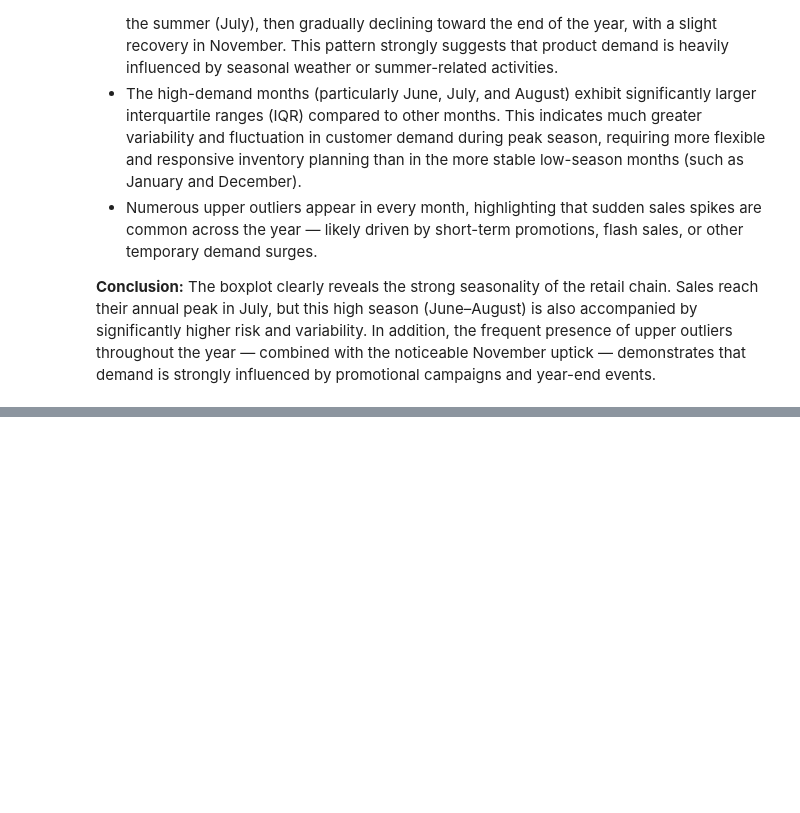
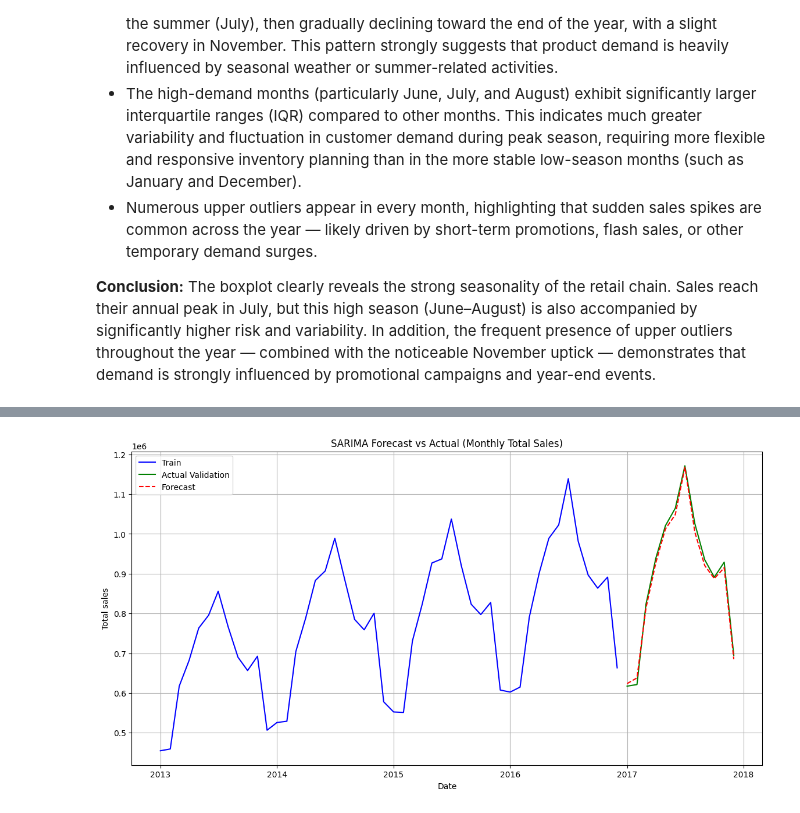
Before and after one commit to trhkimngan22/Inventory-Optimization-for-Retail-Chain, a Jupyter notebook: src/notebook.ipynb, the cells around one changed output, grey strips where cells are left out. Drawn from its saved outputs; the diff is of its cells as text; code cells hidden in the pictures; blank space fills up the shorter version.

Commit message:
add summary insight and model validation summary

```diff
--- a/src/notebook.ipynb
+++ b/src/notebook.ipynb
@@ -517,0 +548,14 @@ The boxplot illustrates the distribution of sales per month across the entire ch
+# %%
+df['year_month'] = df['date'].dt.to_period('M')
+# Total sales monthly
+monthly_total = df.groupby('year_month')['sales'].sum().reset_index()
+monthly_total['year_month'] = monthly_total['year_month'].dt.to_timestamp() # convert back to datetime for plotting/modeling
+monthly_total.set_index('year_month', inplace=True)
+# %%
+# Train / Validation split (80/20)
+train_size = int(len(monthly_total) * 0.8)
+train = monthly_total.iloc[:train_size]
+validation = monthly_total.iloc[train_size:]
+
+print(f"Train period: {train.index[0]} to {train.index[-1]}")
+print(f"Validation period: {validation.index[0]} to {validation.index[-1]}")
@@ -517,0 +565,12 @@ The boxplot illustrates the distribution of sales per month across the entire ch
+# %%
+# Fit SARIMA to train
+model = auto_arima(train['sales'],
+                   seasonal=True,
+                   m=12,                 # yearly seasonality
+                   stepwise=True,
+                   trace=True,
+                   error_action='ignore',
+                   suppress_warnings=True,
+                   maxiter=100)
+
+print(model.summary())
@@ -517,0 +595,6 @@ The boxplot illustrates the distribution of sales per month across the entire ch
+# %%
+# Forecast on validation period (for evaluation)
+n_validation = len(validation)
+forecast_validation = model.predict(n_periods=n_validation, return_conf_int=True)
+forecast_mean = forecast_validation[0]
+conf_int = forecast_validation[1]
@@ -517,0 +625,14 @@ The boxplot illustrates the distribution of sales per month across the entire ch
+# %%
+# Visualize forecast vs actual
+plt.figure(figsize=(14, 7))
+plt.plot(train.index, train['sales'], label='Train', color='blue')
+plt.plot(validation.index, validation['sales'], label='Actual Validation', color='green')
+plt.plot(validation.index, forecast_mean, label='Forecast', color='red', linestyle='--')
+plt.xlabel('Date')
+plt.ylabel('Total sales')
+plt.title('SARIMA Forecast vs Actual (Monthly Total Sales)')
+plt.legend()
+plt.grid(True)
+plt.show()
+# %% [output]
+[figure, added]
```
Also changed, not shown: parts of 15 cells of this notebook.
